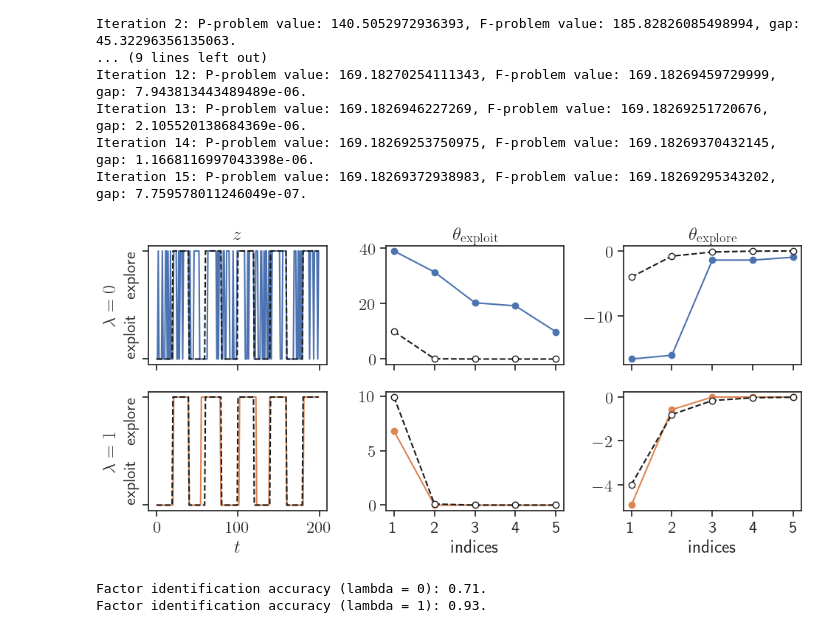
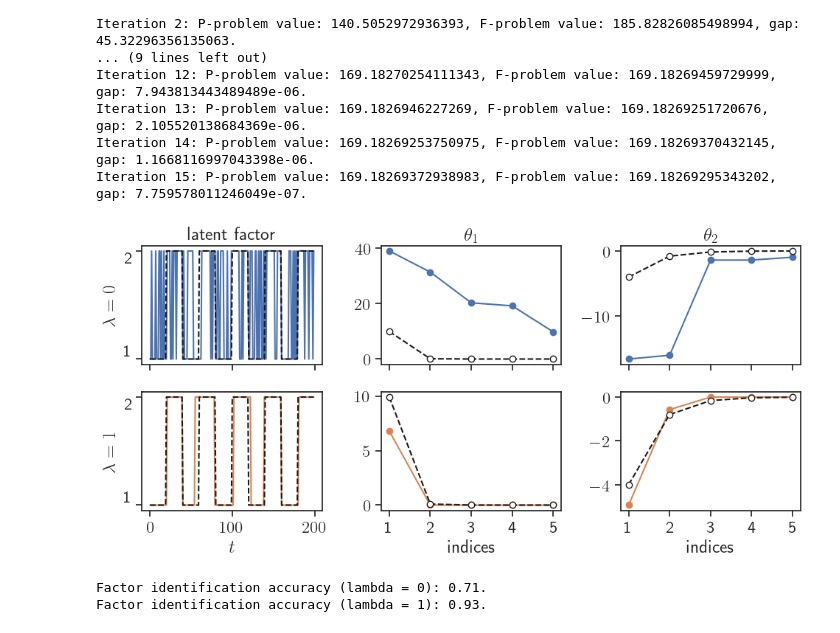
Before and after one commit to nrgrp/dlfm, a Jupyter notebook: examples/hier_forget_q_learning.ipynb, the cells around one changed output. Cells and saved outputs as stored; diff of their text form; code cells hidden in the pictures.

```diff
--- a/examples/hier_forget_q_learning.ipynb
+++ b/examples/hier_forget_q_learning.ipynb
@@ -74,9 +74,8 @@ thetas = []  # list of cp.Variable objects: model parameters
 r = []  # list of cp.Expression objects: loss functions
 for k in range(K):
     thetas.append(cp.Variable(n))
-    r.append(
-        cp.hstack([-(xs[i] @ thetas[-1] @ ys[i] - cp.log_sum_exp(xs[i] @ thetas[-1])) for i in range(m)])
-    )
+    r.append(cp.hstack([-(xs[i] @ thetas[-1] @ ys[i] -
+                cp.log_sum_exp(xs[i] @ thetas[-1])) for i in range(m)]))
 
 ztil = cp.Parameter((m, K), nonneg=True)
 Pobj = cp.sum(cp.diag(ztil @ cp.vstack(r)))
@@ -153,38 +152,38 @@ for r_idx, (params, factors) in enumerate(zip([thetas_noreg, thetas_reg], [z_nor
         axs[r_idx, k + 1].plot(coefs[k], linestyle='dashed',
                                marker='o', markerfacecolor='w', color='k', zorder=10)
         axs[r_idx, k + 1].plot(params[k], marker='o', color=colors[r_idx])
 
 for r_idx in range(axs.shape[0]):
     axs[r_idx, 0].yaxis.get_majorticklabels()[0].set_verticalalignment("bottom")
     axs[r_idx, 0].yaxis.get_majorticklabels()[1].set_verticalalignment("top")
     axs[r_idx, 0].set_yticks([0, 1])
-    axs[r_idx, 0].set_yticklabels(['exploit', 'explore'], rotation=90)
+    axs[r_idx, 0].set_yticklabels([1, 2])
 
     axs[r_idx, 0].set_xticks([0, 100, 200])
     axs[r_idx, 1].set_xticks(np.arange(0, n))
     axs[r_idx, 1].set_xticklabels(np.arange(1, n + 1))
     axs[r_idx, 2].set_xticks(np.arange(0, n))
     axs[r_idx, 2].set_xticklabels(np.arange(1, n + 1))
 
 for c_idx in range(axs.shape[-1]):
     axs[0, c_idx].set_xticklabels([])
 
 axs[1, 0].set_xlabel(r'$t$')
 axs[1, 1].set_xlabel('indices')
 axs[1, 2].set_xlabel('indices')
 
-axs[0, 0].set_title(r'$z$')
-axs[0, 1].set_title(r"$\theta_{\rm exploit}$")
-axs[0, 2].set_title(r"$\theta_{\rm explore}$")
+axs[0, 0].set_title(r'latent factor')
+axs[0, 1].set_title(r"$\theta_1$")
+axs[0, 2].set_title(r"$\theta_2$")
 
 axs[0, 0].set_ylabel(r'$\lambda = 0$')
 axs[1, 0].set_ylabel(r'$\lambda = 1$')
 
 plt.tight_layout()
 
 fig.savefig('../figures/hier_forget_q_learning.pdf', bbox_inches='tight')
 # %% [output]
-[figure, old version]
+[figure, new version]
 # %%
 for p, factor in zip([0, 1], [z_noreg, z_reg]):
     acc = np.sum(np.argmax(factor, axis=-1) == labels) / len(labels)
```
Also changed, not shown: 1 other file.
